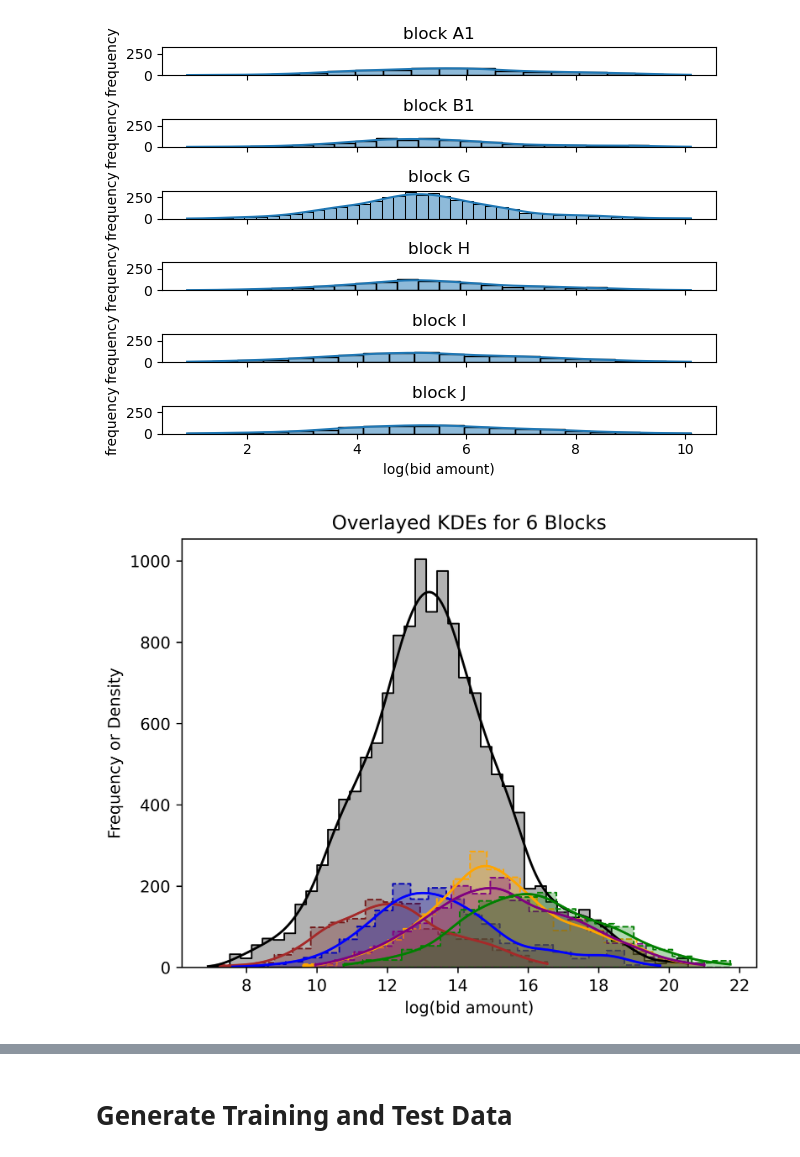
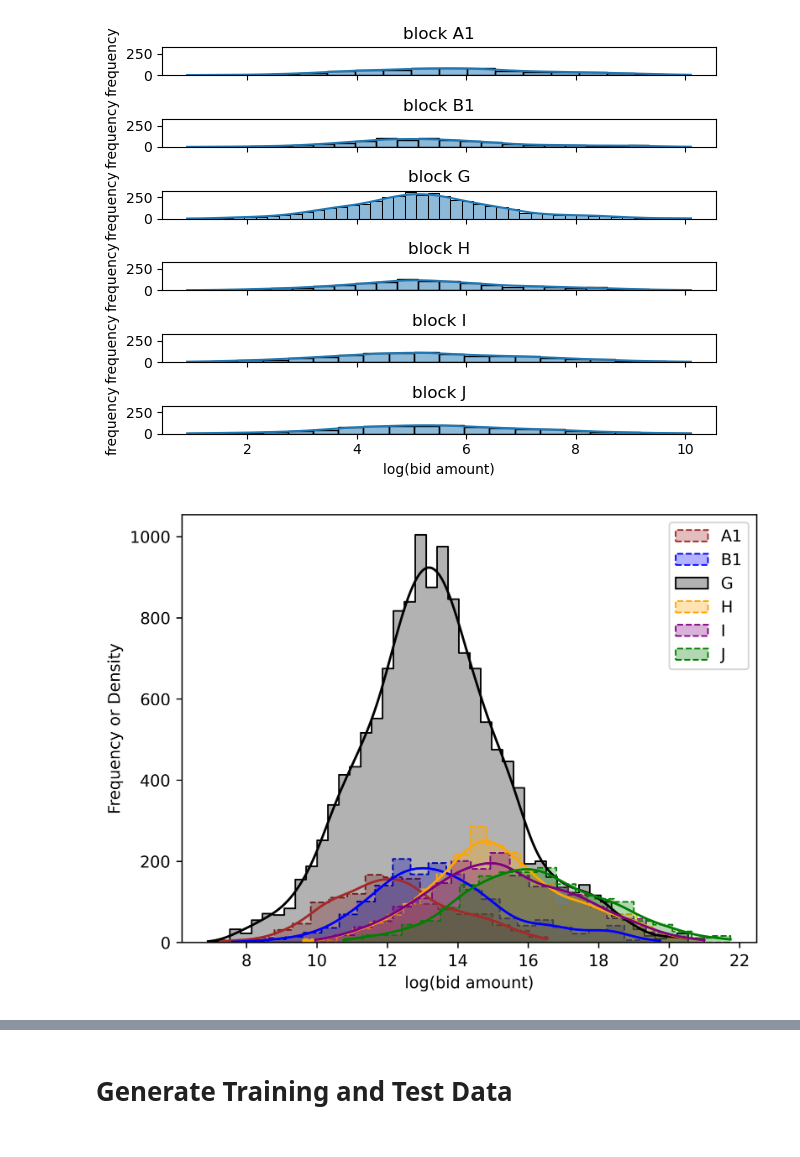
Before and after one commit to yingqi-gao/MAPP, a Jupyter notebook: real.ipynb, the cells around one changed output, grey strips where cells are left out. Drawn from its saved outputs; the diff is of its cells as text; code cells hidden in the pictures.

Commit message:
legends added to the regret plots

```diff
--- a/real.ipynb
+++ b/real.ipynb
@@ -157,33 +157,32 @@ colors = [
 
 i = 0
 for (block, group), ax in zip(log_data, axes):
     if block == "G":
         sns.histplot(
             group["log_bid"],
             kde=True,
             label=block,
             stat="frequency",
             element="step",
             alpha=0.3,
             color="black",
         )
     else:
         sns.histplot(
             group["log_bid"],
             kde=True,
             label=block,
             stat="frequency",
             element="step",
             alpha=0.3,
             color=colors[i],
             linestyle="--",
         )
         i += 1
 
-
+plt.legend()
 plt.xlabel("log(bid amount)")
 plt.ylabel("Frequency or Density")
-plt.title("Overlayed KDEs for 6 Blocks")
 plt.show()
 # %% [output]
-[figure, old version]
+[figure, new version]
```
Also changed, not shown: parts of 4 cells of this notebook, 1 other file.
